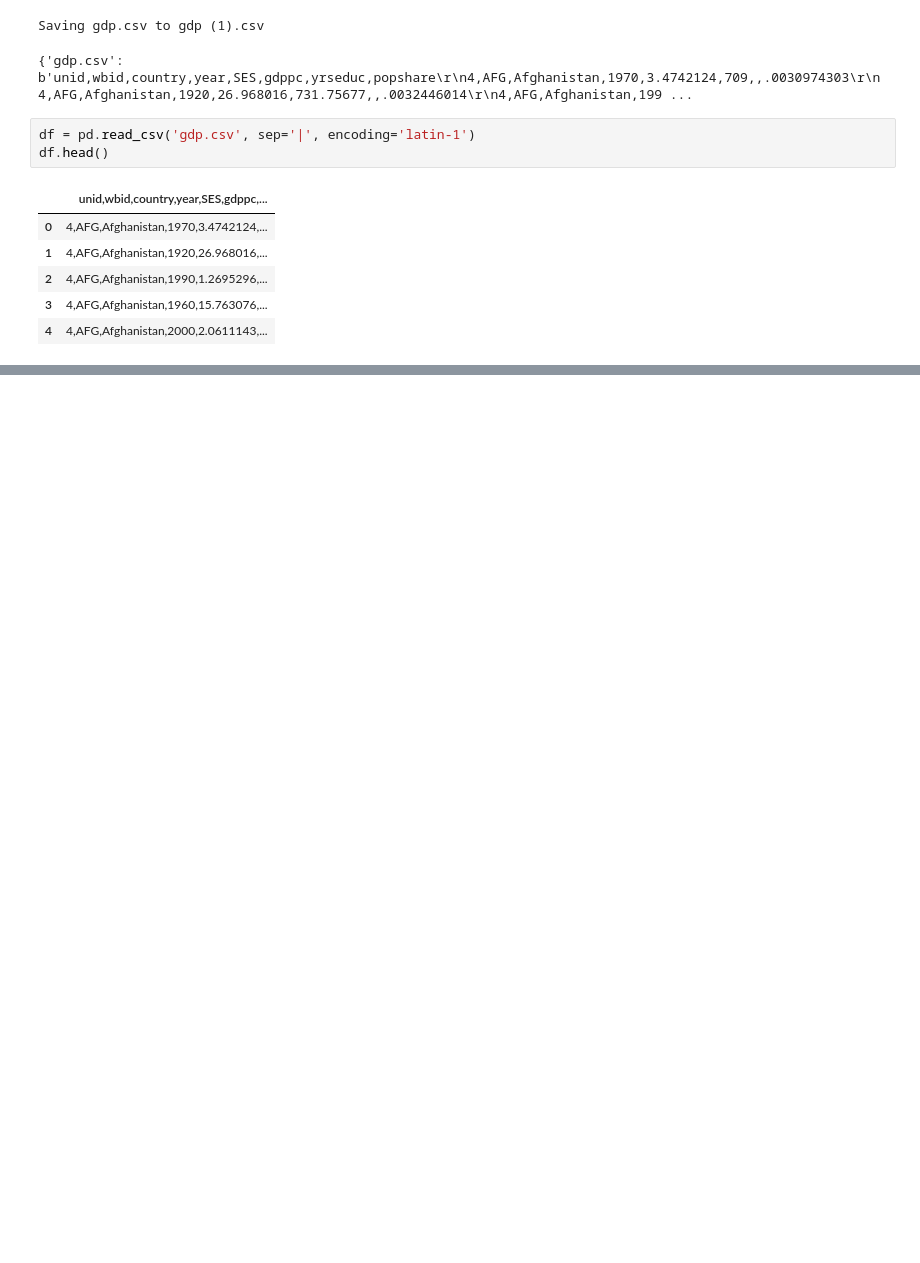
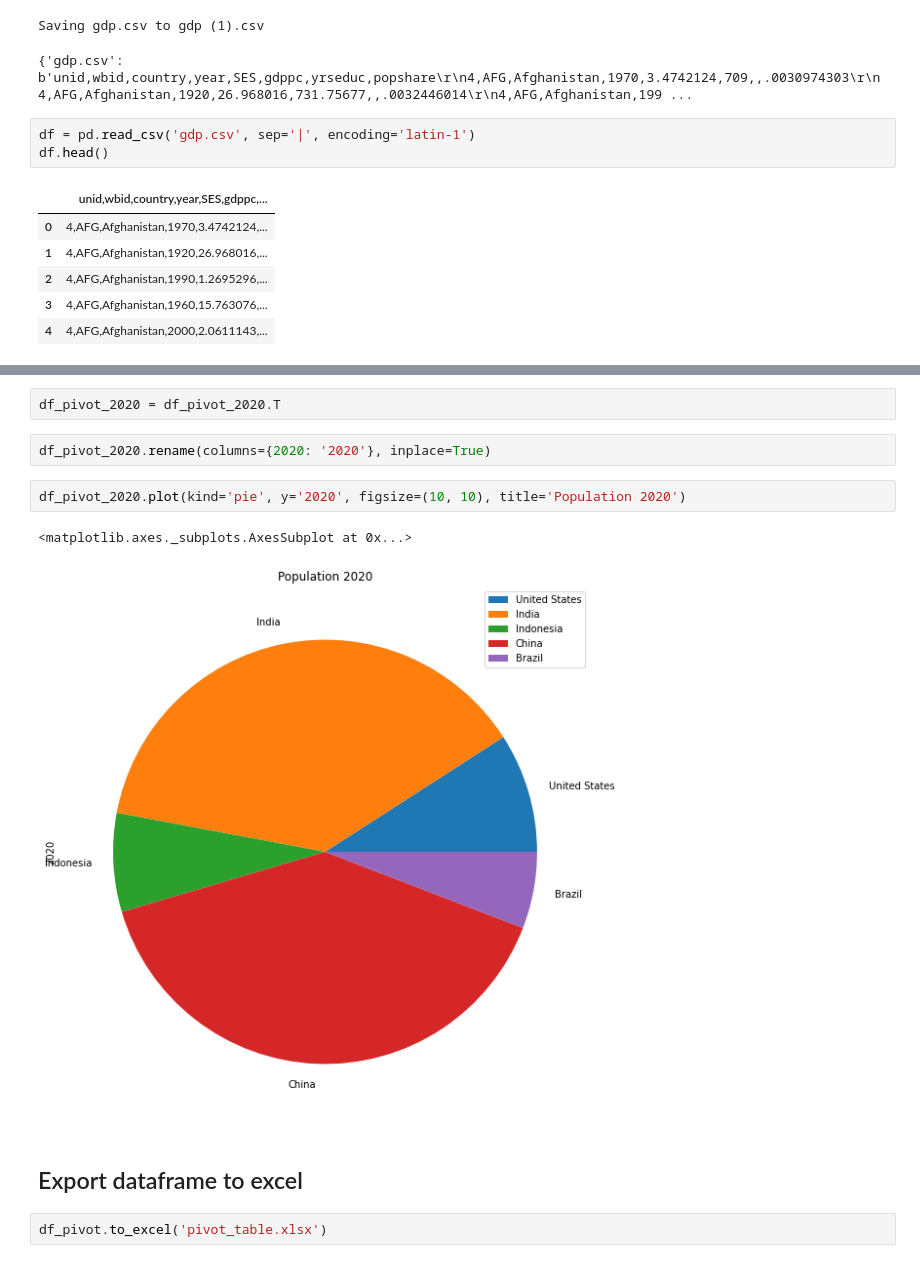
Before and after one commit to lovelyoyrmia/machine-learning-notebook, a Jupyter notebook: data_analytics_learning.ipynb, the cells around one changed output, grey strips where cells are left out. Cells and saved outputs as stored; diff of their text form; blank space fills up the shorter version.

```diff
--- a/data_analytics_learning.ipynb
+++ b/data_analytics_learning.ipynb
@@ -423,0 +513,13 @@ df.head()
+# %%
+df_pivot_2020 = df_pivot_2020.T
+# %%
+df_pivot_2020.rename(columns={2020: '2020'}, inplace=True)
+# %%
+df_pivot_2020.plot(kind='pie', y='2020', figsize=(10, 10), title='Population 2020')
+# %% [output]
+<matplotlib.axes._subplots.AxesSubplot at 0x...>
+[figure, added]
+# %% [markdown]
+## Export dataframe to excel
+# %%
+df_pivot.to_excel('pivot_table.xlsx')
```
Also changed, not shown: parts of 21 cells of this notebook.
